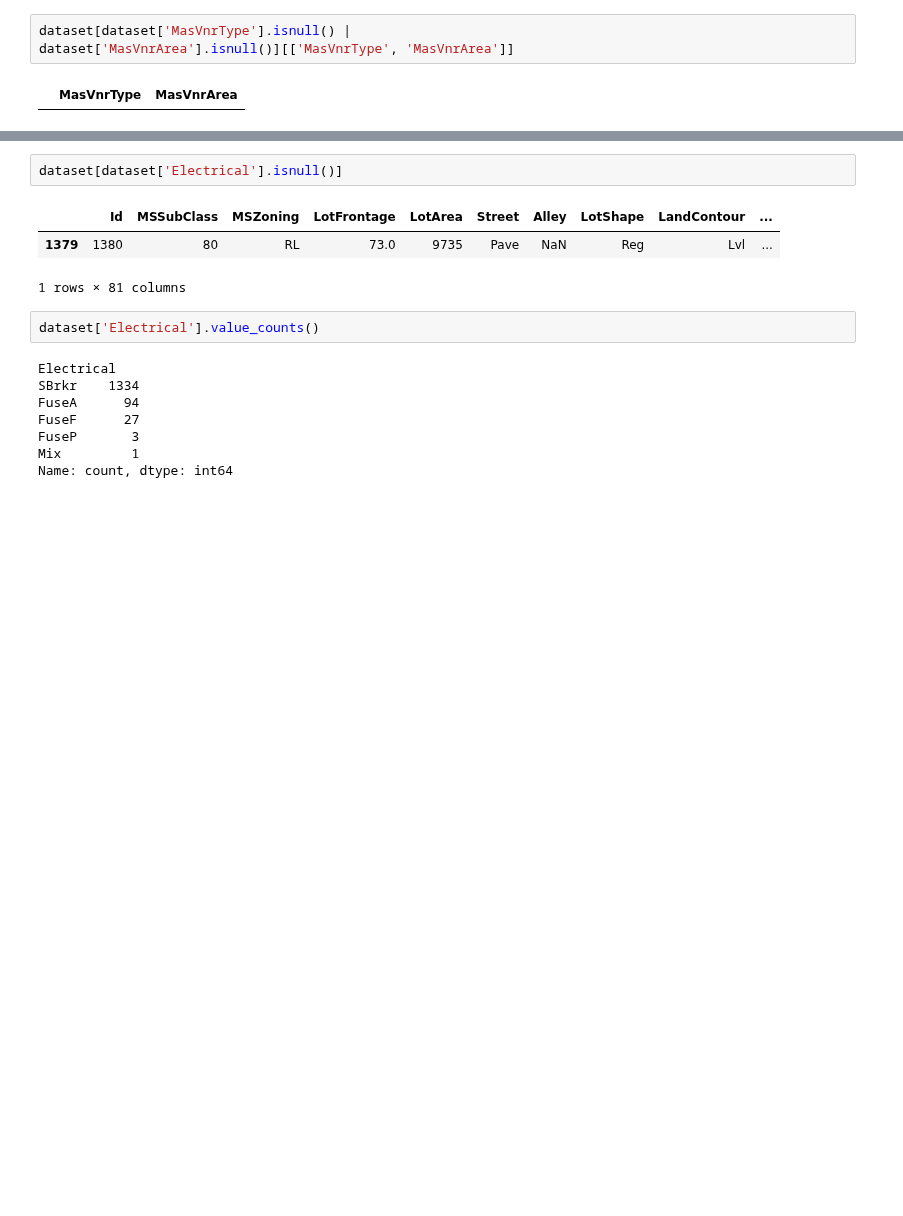
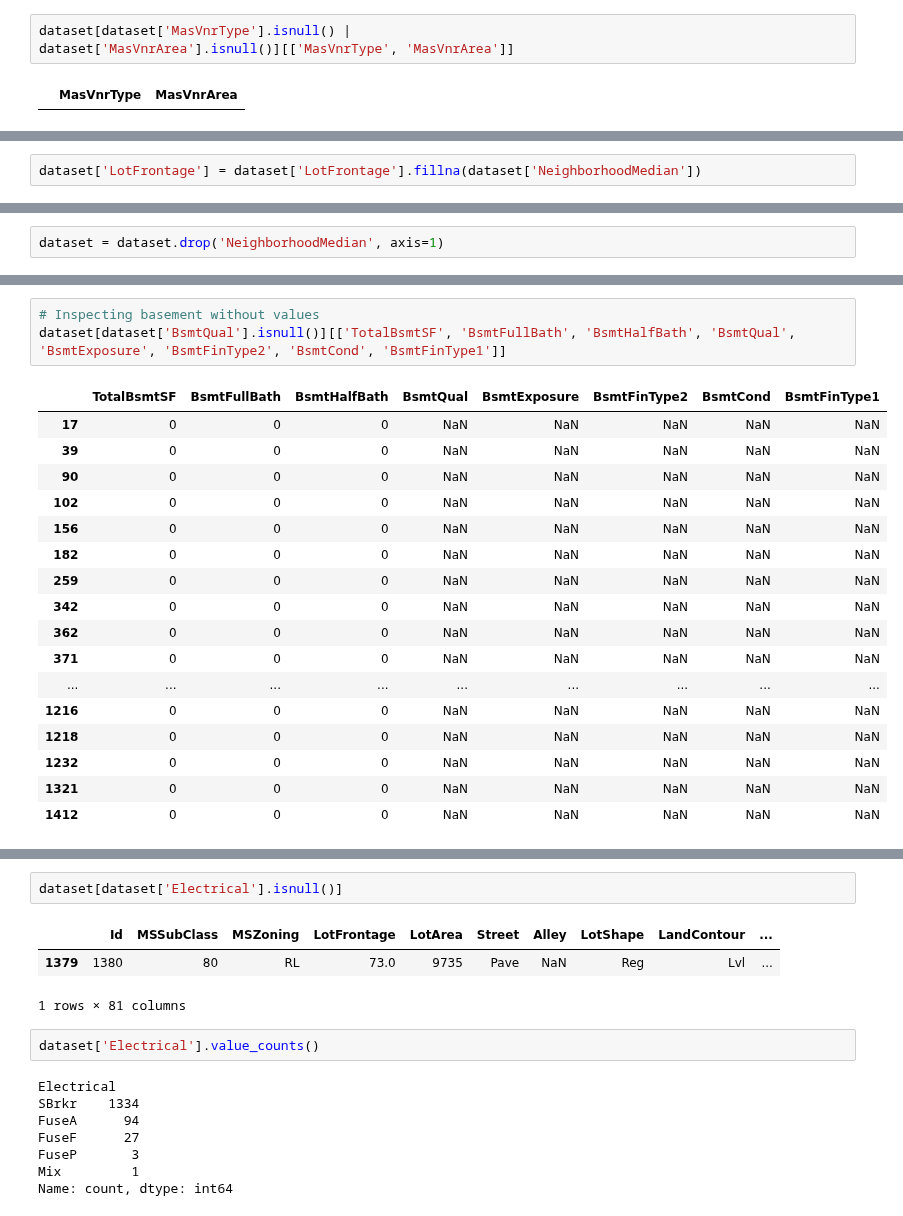
Before and after one commit to kogimurio/house_sales_prediction, a Jupyter notebook: saales_price_predictions.ipynb, the cells around one changed output, grey strips where cells are left out. Cells and saved outputs as stored; diff of their text form; blank space fills up the shorter version.

```diff
--- a/saales_price_predictions.ipynb
+++ b/saales_price_predictions.ipynb
@@ -952,0 +1084,2 @@ dataset['MasVnrArea'].isnull()][['MasVnrType', 'MasVnrArea']]
+# %%
+dataset['LotFrontage'] = dataset['LotFrontage'].fillna(dataset['NeighborhoodMedian'])
@@ -952,0 +1090,2 @@ dataset['MasVnrArea'].isnull()][['MasVnrType', 'MasVnrArea']]
+# %%
+dataset = dataset.drop('NeighborhoodMedian', axis=1)
@@ -952,0 +1161,21 @@ dataset['MasVnrArea'].isnull()][['MasVnrType', 'MasVnrArea']]
+# %%
+# Inspecting basement without values
+dataset[dataset['BsmtQual'].isnull()][['TotalBsmtSF', 'BsmtFullBath', 'BsmtHalfBath', 'BsmtQual', 'BsmtExposure', 'BsmtFinType2', 'BsmtCond', 'BsmtFinType1']]
+# %% [output]
+|  | TotalBsmtSF | BsmtFullBath | BsmtHalfBath | BsmtQual | BsmtExposure | BsmtFinType2 | BsmtCond | BsmtFinType1 |
+| 17 | 0 | 0 | 0 | NaN | NaN | NaN | NaN | NaN |
+| 39 | 0 | 0 | 0 | NaN | NaN | NaN | NaN | NaN |
+| 90 | 0 | 0 | 0 | NaN | NaN | NaN | NaN | NaN |
+| 102 | 0 | 0 | 0 | NaN | NaN | NaN | NaN | NaN |
+| 156 | 0 | 0 | 0 | NaN | NaN | NaN | NaN | NaN |
+| 182 | 0 | 0 | 0 | NaN | NaN | NaN | NaN | NaN |
+| 259 | 0 | 0 | 0 | NaN | NaN | NaN | NaN | NaN |
+| 342 | 0 | 0 | 0 | NaN | NaN | NaN | NaN | NaN |
+| 362 | 0 | 0 | 0 | NaN | NaN | NaN | NaN | NaN |
+| 371 | 0 | 0 | 0 | NaN | NaN | NaN | NaN | NaN |
+| ... | ... | ... | ... | ... | ... | ... | ... | ... |
+| 1216 | 0 | 0 | 0 | NaN | NaN | NaN | NaN | NaN |
+| 1218 | 0 | 0 | 0 | NaN | NaN | NaN | NaN | NaN |
+| 1232 | 0 | 0 | 0 | NaN | NaN | NaN | NaN | NaN |
+| 1321 | 0 | 0 | 0 | NaN | NaN | NaN | NaN | NaN |
+| 1412 | 0 | 0 | 0 | NaN | NaN | NaN | NaN | NaN |
```
Also changed, not shown: parts of 28 cells of this notebook.
